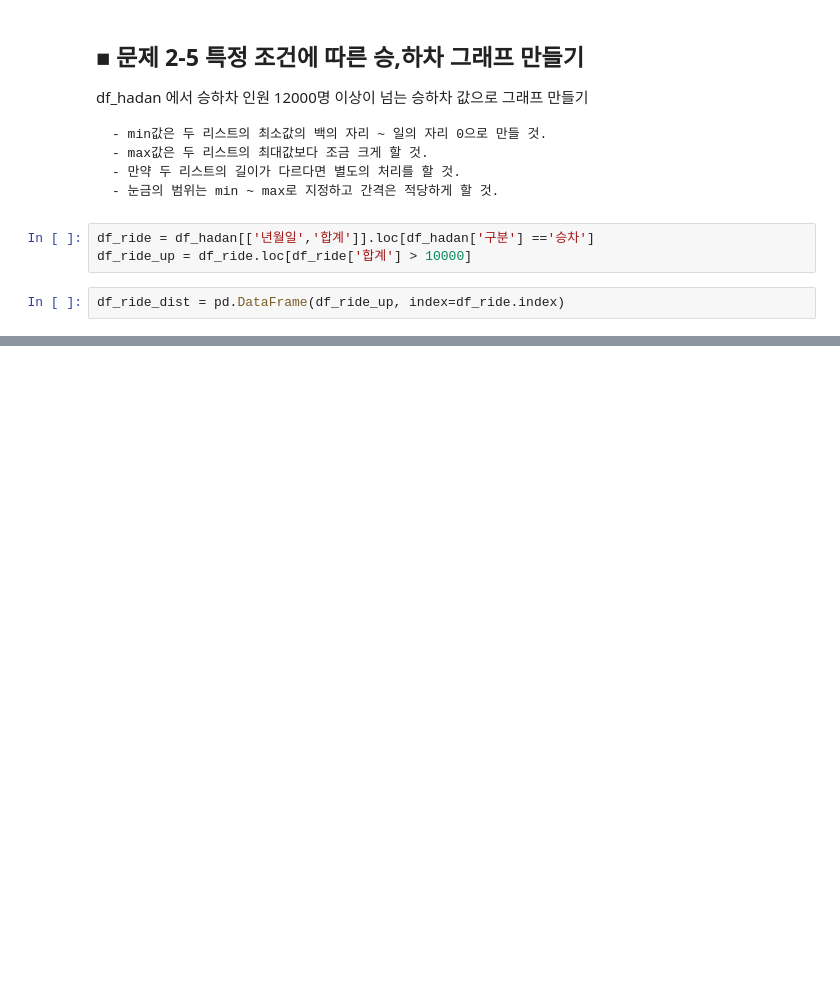
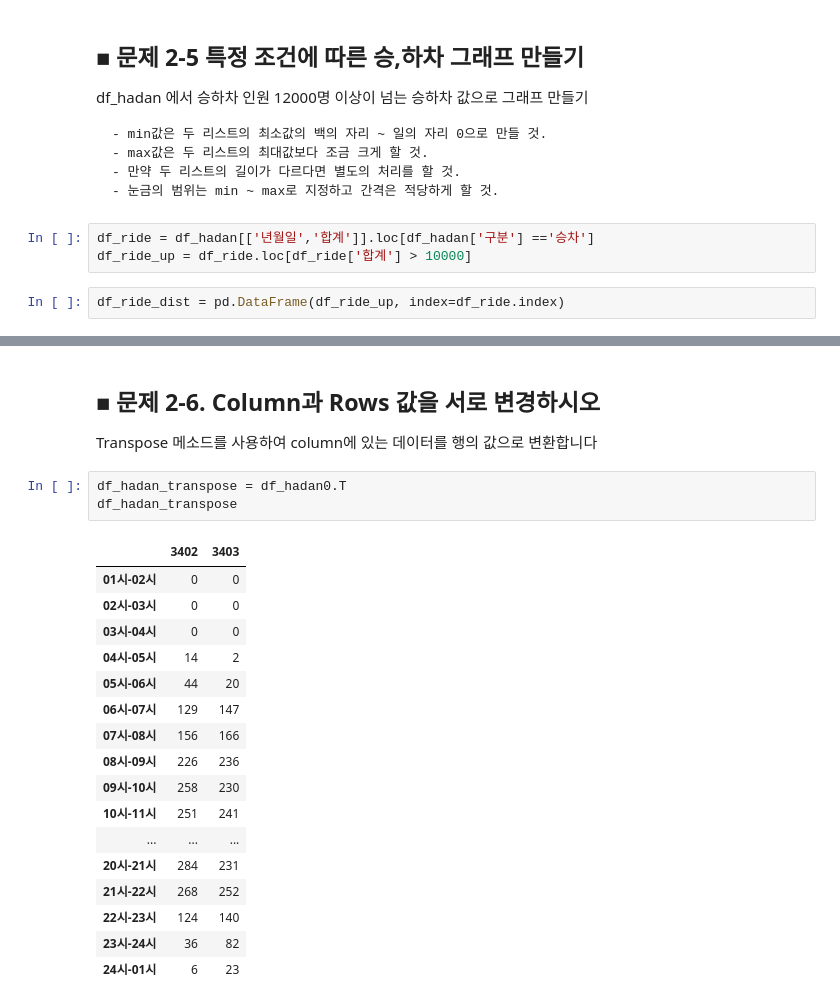
Before and after one commit to chunsejin/dismath, a Jupyter notebook: 주제1_(1-3)_부산시_도시철도_데이터_분석하기.ipynb, the cells around one changed output, grey strips where cells are left out. Saved outputs shown, nothing was run; the diff lists cells and outputs as text; blank space fills up the shorter version.

```diff
--- a/주제1_(1-3)_부산시_도시철도_데이터_분석하기.ipynb
+++ b/주제1_(1-3)_부산시_도시철도_데이터_분석하기.ipynb
@@ -613,0 +436,24 @@ plt.close()
+# %% [markdown]
+## ■ 문제 2-6. Column과 Rows 값을 서로 변경하시오
+Transpose 메소드를 사용하여 column에 있는 데이터를 행의 값으로 변환합니다
+# %%
+df_hadan_transpose = df_hadan0.T
+df_hadan_transpose
+# %% [output]
+|  | 3402 | 3403 |
+| 01시-02시 | 0 | 0 |
+| 02시-03시 | 0 | 0 |
+| 03시-04시 | 0 | 0 |
+| 04시-05시 | 14 | 2 |
+| 05시-06시 | 44 | 20 |
+| 06시-07시 | 129 | 147 |
+| 07시-08시 | 156 | 166 |
+| 08시-09시 | 226 | 236 |
+| 09시-10시 | 258 | 230 |
+| 10시-11시 | 251 | 241 |
+| ... | ... | ... |
+| 20시-21시 | 284 | 231 |
+| 21시-22시 | 268 | 252 |
+| 22시-23시 | 124 | 140 |
+| 23시-24시 | 36 | 82 |
+| 24시-01시 | 6 | 23 |
```
Also changed, not shown: parts of 74 cells of this notebook.
